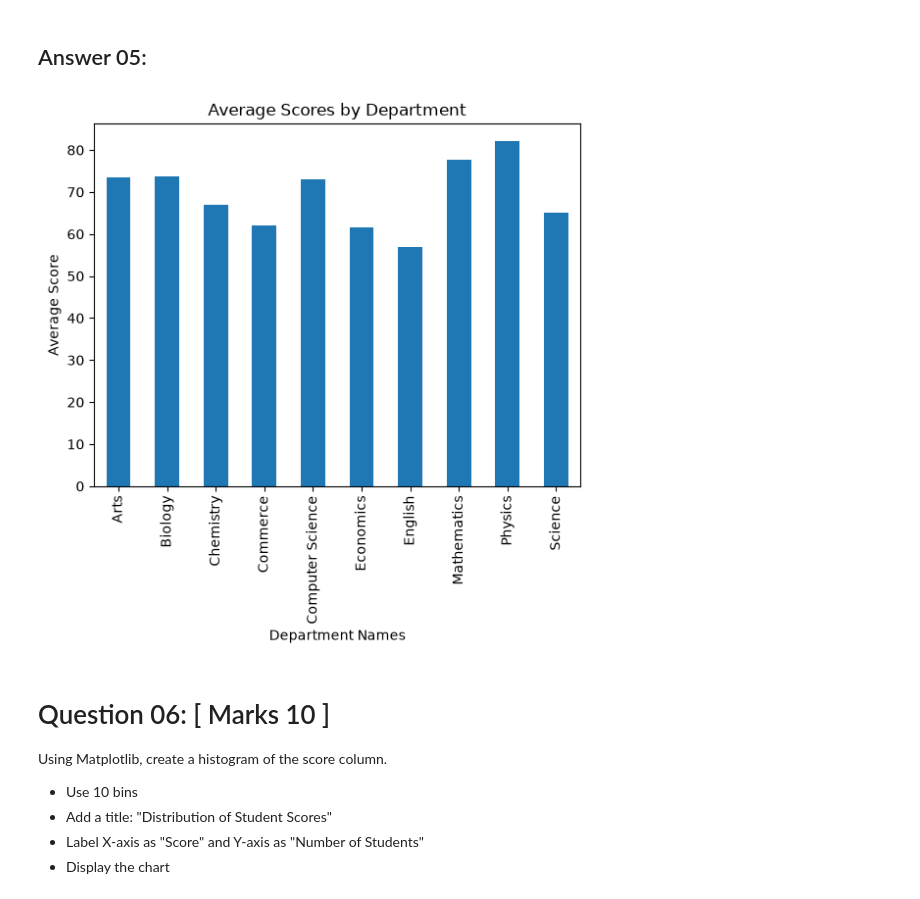
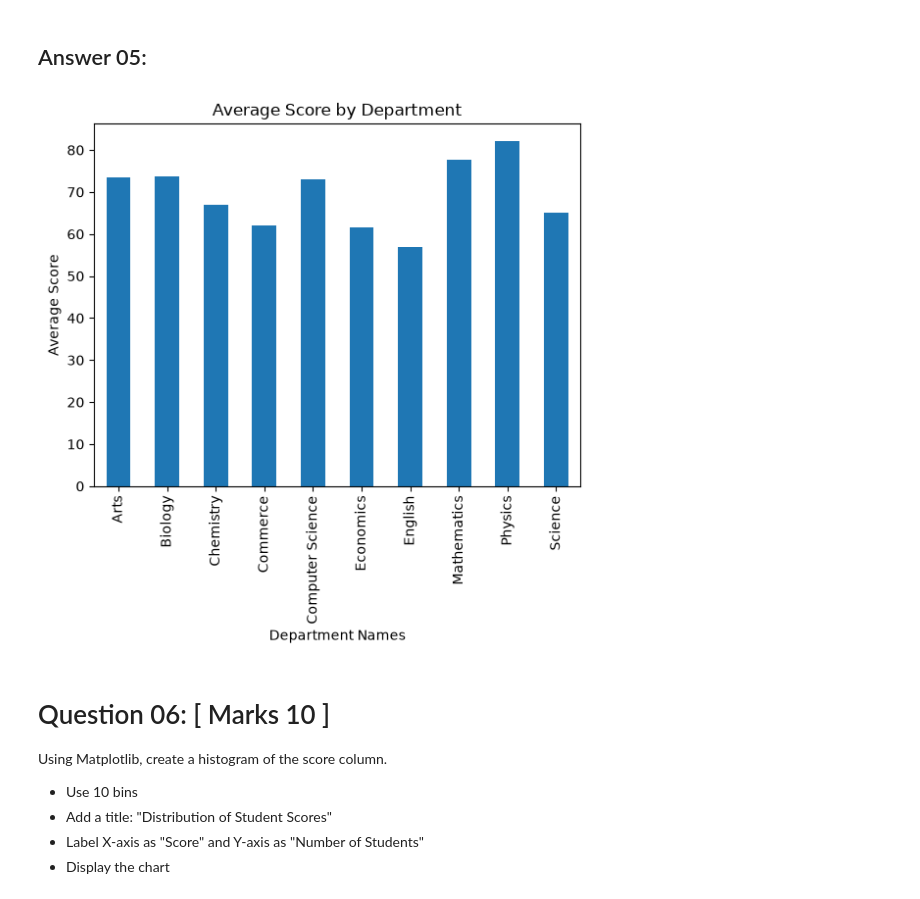
Before and after one commit to RezwanZani/path-to-ai-ml, a Jupyter notebook: Assignments/03_Python_Final_11_11_2026/Python_Final_Exam_Question.ipynb, the cells around one changed output. Saved outputs shown, nothing was run; the diff lists cells and outputs as text; code cells hidden in the pictures.

```diff
--- a/Assignments/03_Python_Final_11_11_2026/Python_Final_Exam_Question.ipynb
+++ b/Assignments/03_Python_Final_11_11_2026/Python_Final_Exam_Question.ipynb
@@ -211,8 +225,9 @@ school_data.loc[~target_depts, "new_score"] = school_data.loc[~target_depts, "sc
 
 school_data.loc[school_data["new_score"] > 100, "new_score"] = 100
 
-school_data["score_increased"] = school_data["new_score"] - school_data["score"]
-school_data = school_data.rename(columns={"score": "old_score"})
+school_data = school_data.rename(columns={"score": "previous_score"})
 
-school_data
+school_data["score_increased"] = school_data["new_score"] - school_data["previous_score"]
+
+print(school_data[["student_id", "department", "previous_score", "new_score", "score_increased"]])
 # %% [output]
@@ -247,12 +262,12 @@ Using Matplotlib, create a bar chart that shows the average score per department
 # %%
 dept_avg_scores = school_data.groupby("department")["new_score"].mean().reset_index()
 
 ax = dept_avg_scores.plot(kind="bar", x="department", y="new_score", legend=False);
 ax.set_ylabel("Average Score");
 ax.set_xlabel("Department Names");
-ax.set_title("Average Scores by Department");
+ax.set_title("Average Score by Department");
 # %% [output]
-[figure, old version]
+[figure, new version]
 # %% [markdown]
 # Question 06: [ Marks 10 ]
 
```
Also changed, not shown: parts of 5 cells of this notebook.
